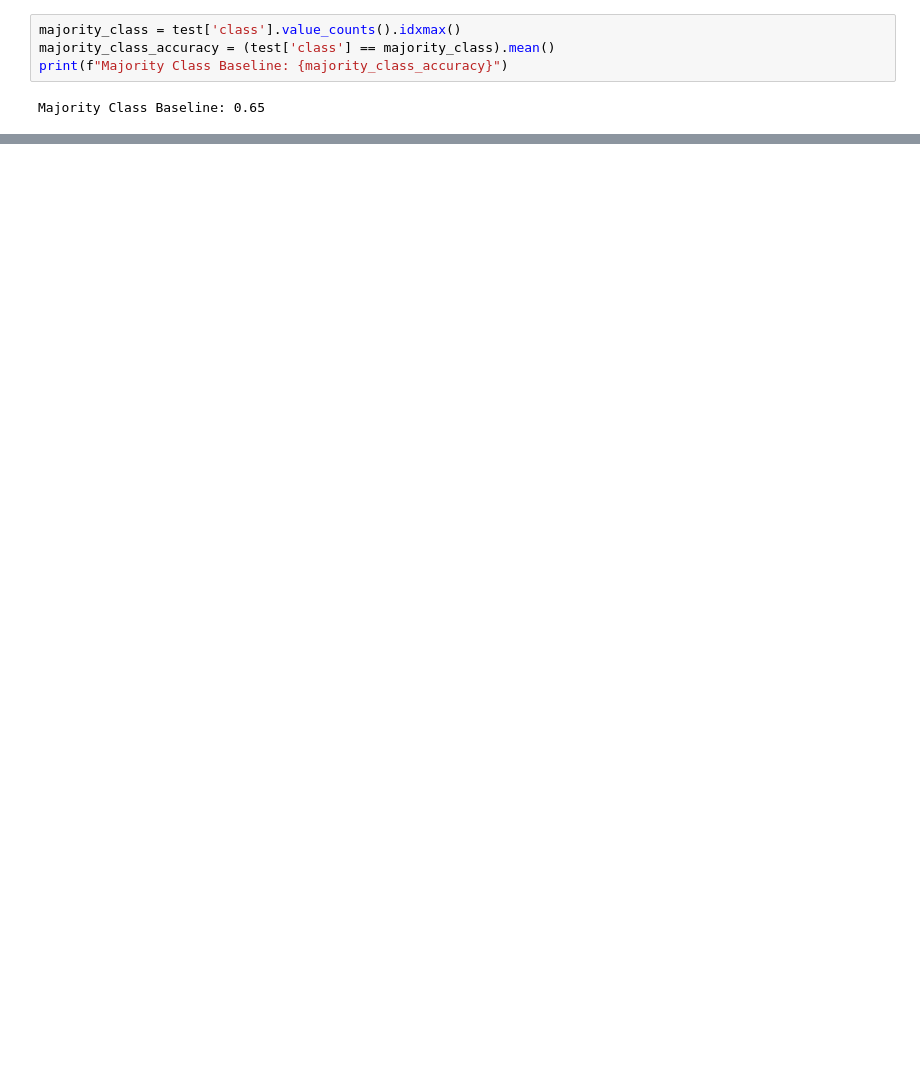
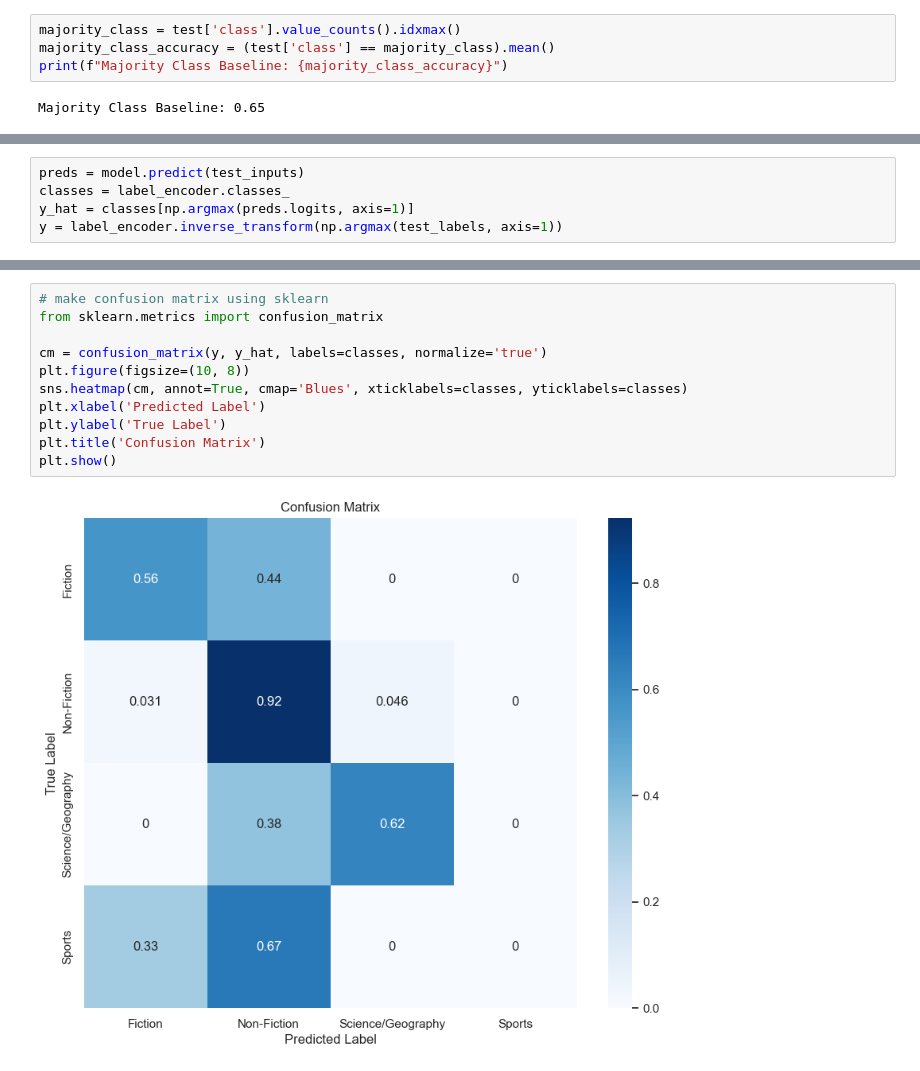
Before and after one commit to jonathanferrari/jeapordy-nlp, a Jupyter notebook: AP3/classify.ipynb, the cells around one changed output, grey strips where cells are left out. Saved outputs shown, nothing was run; the diff lists cells and outputs as text; blank space fills up the shorter version.

Commit message:
do more models

```diff
--- a/AP3/classify.ipynb
+++ b/AP3/classify.ipynb
@@ -115,0 +136,5 @@ plt.show()
+# %%
+preds = model.predict(test_inputs)
+classes = label_encoder.classes_
+y_hat = classes[np.argmax(preds.logits, axis=1)]
+y = label_encoder.inverse_transform(np.argmax(test_labels, axis=1))
@@ -115,0 +143,13 @@ plt.show()
+# %%
+# make confusion matrix using sklearn
+from sklearn.metrics import confusion_matrix
+
+cm = confusion_matrix(y, y_hat, labels=classes, normalize='true')
+plt.figure(figsize=(10, 8))
+sns.heatmap(cm, annot=True, cmap='Blues', xticklabels=classes, yticklabels=classes)
+plt.xlabel('Predicted Label')
+plt.ylabel('True Label')
+plt.title('Confusion Matrix')
+plt.show()
+# %% [output]
+[figure, added]
```
Also changed, not shown: parts of 10 cells of this notebook, 1 other file.
